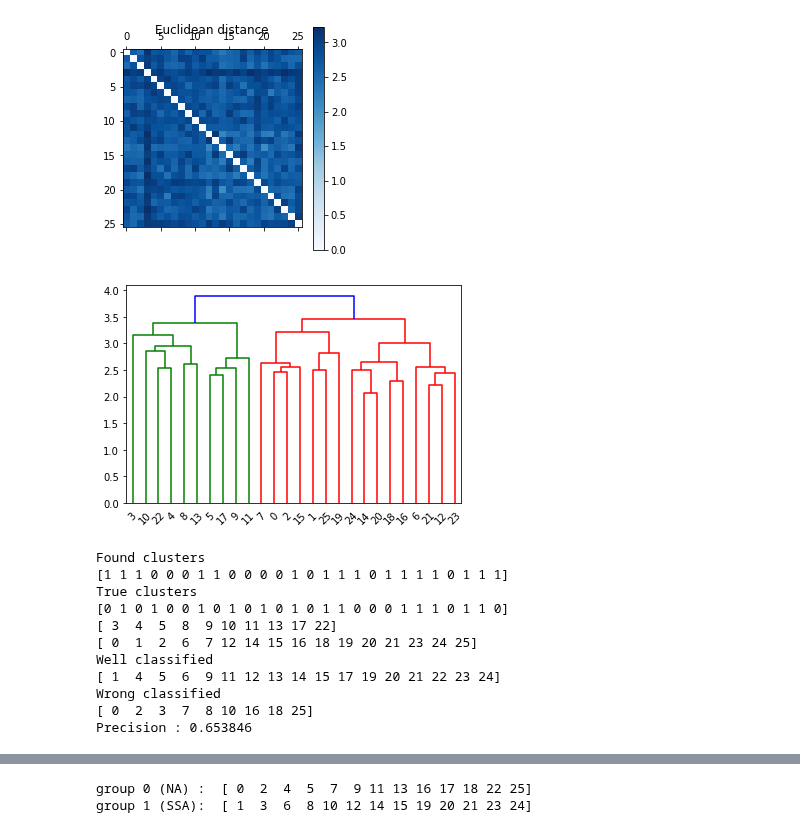
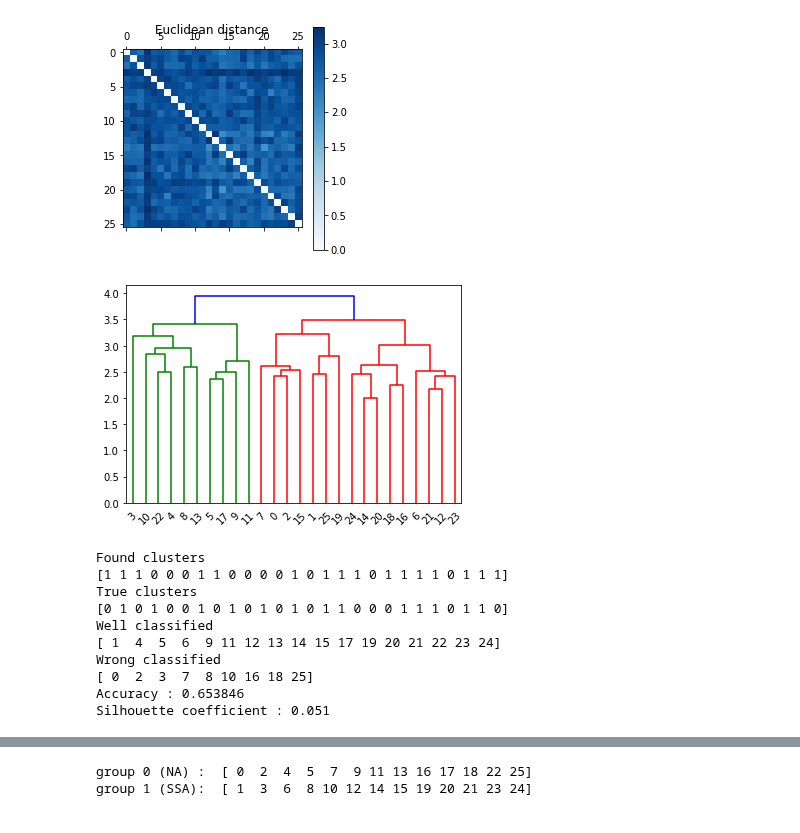
Before and after one commit to alexandremerasli/TFE, a Jupyter notebook: cluster_data.ipynb, the cells around one changed output, grey strips where cells are left out. Cells and saved outputs as stored; diff of their text form; code cells hidden in the pictures.

Commit message:
1-accuracy if lower than 0.5, comments and bugs corrected

```diff
--- a/cluster_data.ipynb
+++ b/cluster_data.ipynb
@@ -24,6 +24,7 @@ ISC_IBI = np.array(ISC_IBI,dtype='float') # Convert into array
 def orderOfMagnitude(matrix):
     for i in range(len(matrix)):
         matrix[i,i] = 0
+
     neg = matrix[matrix<0]
     plt.subplot(121)
     plt.boxplot(neg)
@@ -89,7 +90,20 @@ N = len(study_matrix)
 # Boxplot
 orderOfMagnitude(np.copy(study_matrix))
 
+# Normalize rows and columns ?
+for i in range(len(study_matrix)):
+    study_matrix[i,i] = 0
+
+plt.figure()
+plt.subplot(121)
+plt.plot(np.mean(study_matrix,axis=0))
+plt.title('row means')
+plt.subplot(122)
+plt.plot(np.std(study_matrix,axis=0))
+plt.title('row std')
+
 # Show matrix data
+plt.figure()
 plt.matshow(study_matrix, cmap=plt.cm.Blues)
 plt.title("Original dataset")
 plt.colorbar()
@@ -185,3 +203,9 @@ plt.show()
+# %%
+from sklearn.metrics import silhouette_score
+
+# Compute DB-score based on distance matrix(small means good clustering)
+def silhouetteCoef(distance_matrix,label,metric='precomputed'):
+    return silhouette_score(distance_matrix, label, metric=metric)
 # %% [markdown]
 ## Bloc modelling / Bi-clustering
 # %%
@@ -246,42 +270,42 @@ plt.show()
 # %%
 from scipy.cluster.hierarchy import dendrogram, linkage, fcluster
 
 distance_matrix = computeDistanceMatrix(norm_coef,uncondensed=True)
 Z=linkage(distance_matrix,'ward','euclidean',optimal_ordering=True)
-thresold = 3.9-0.1*(case=='EEG') #3.8 EEG, 3.9 EDA, 3.9 IBI
-dendrogram(Z, color_threshold=thresold)
+threshold = 3.9-0.1*(case=='EEG') #3.8 EEG, 3.9 EDA, 3.9 IBI if add_coef ==2
+dendrogram(Z, color_threshold=threshold)
 plt.show()
 
 print("Found clusters ")
-label = (fcluster(Z, t=thresold, criterion='distance')-1)
+label = (fcluster(Z, t=threshold, criterion='distance')-1)
 print(label)
 print("True clusters ")
 print(condition)
 
 subjects = np.arange(0,N)
 wellClassified = subjects[label==condition]
 wrongClassified = subjects[label!=condition]
 SSA_HC = subjects[label==1] # Maybe NA
 NA_HC = subjects[label==0] # Maybe SSA
-print(NA_HC)
-print(SSA_HC)
 print("Well classified")
 print(wellClassified)
 print("Wrong classified")
 print(wrongClassified)
-prec = len(wellClassified)/N
-print("Precision : %f" %prec)
+accuracy = len(wellClassified)/N
+print("Accuracy : %f" %accuracy)
 #[ 0  2  3  7  8 10 16 18 25]
+distance_matrix = computeDistanceMatrix(norm_coef)
+SC = silhouetteCoef(distance_matrix,label)
+print("Silhouette coefficient : %0.3f" %SC)
 # %% [output]
-[figure, old version]
+[figure, new version]
 Found clusters
 [1 1 1 0 0 0 1 1 0 0 0 0 1 0 1 1 1 0 1 1 1 1 0 1 1 1]
 True clusters
 [0 1 0 1 0 0 1 0 1 0 1 0 1 0 1 1 0 0 0 1 1 1 0 1 1 0]
-[ 3  4  5  8  9 10 11 13 17 22]
-[ 0  1  2  6  7 12 14 15 16 18 19 20 21 23 24 25]
 Well classified
 [ 1  4  5  6  9 11 12 13 14 15 17 19 20 21 22 23 24]
 Wrong classified
 [ 0  2  3  7  8 10 16 18 25]
-Precision : 0.653846
+Accuracy : 0.653846
+Silhouette coefficient : 0.051
```
Also changed, not shown: parts of 27 cells of this notebook.
